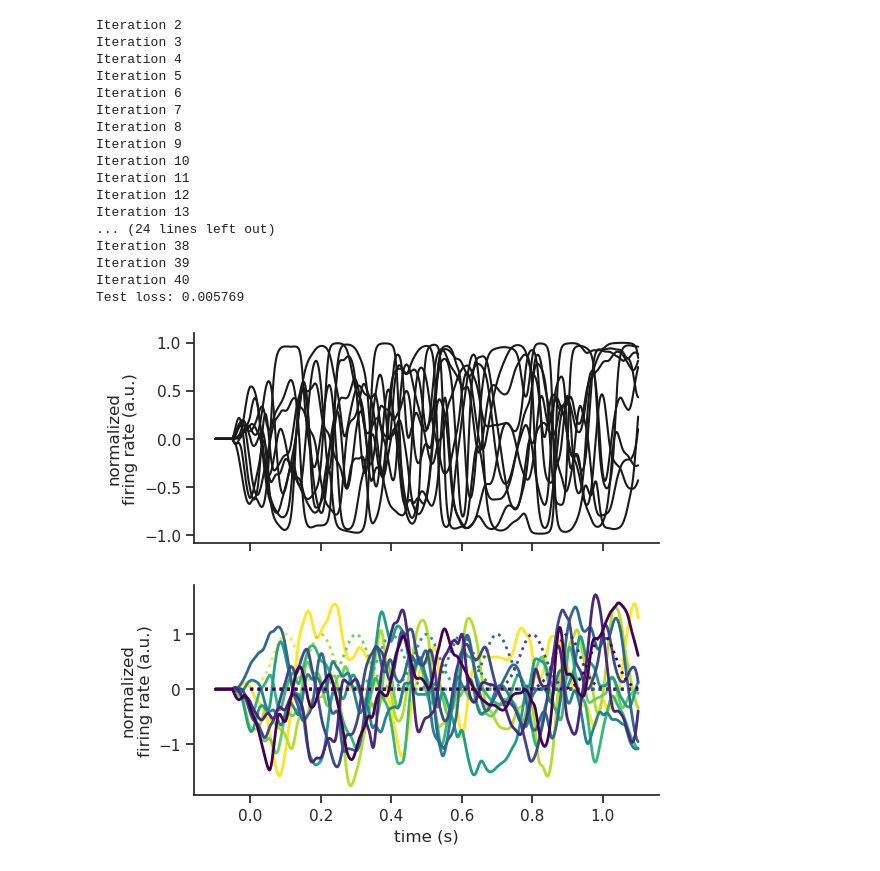
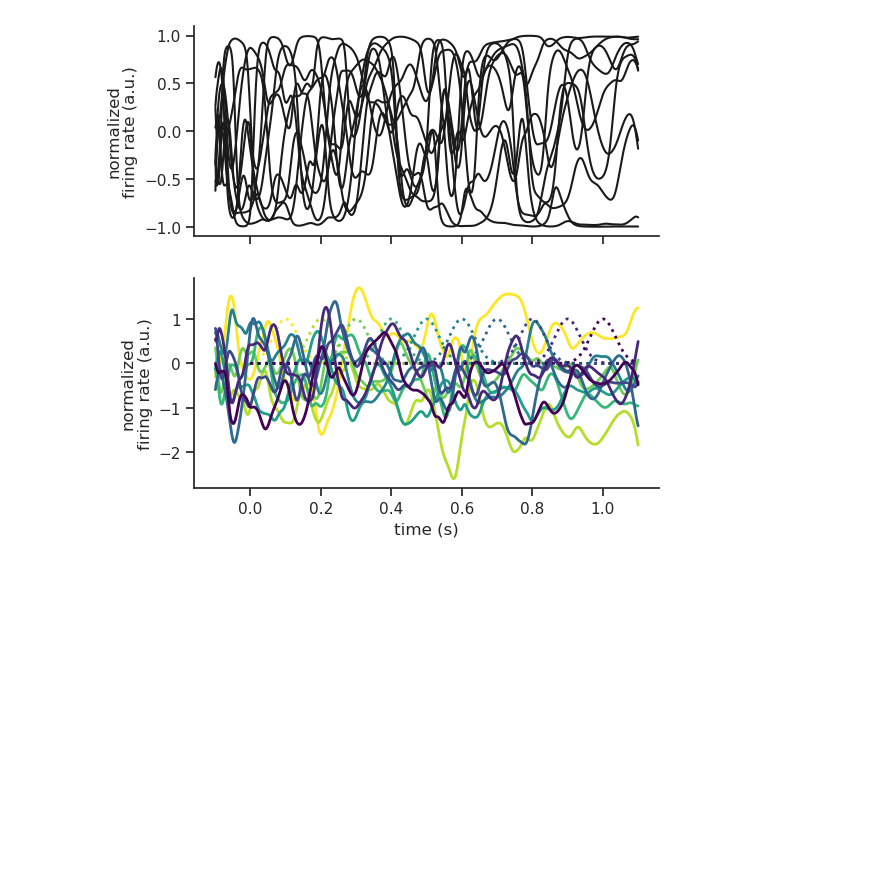
Before and after one commit to rythorpe/time_coding, a Jupyter notebook: aux_dev.ipynb, the cells around one changed output. Saved outputs shown, nothing was run; the diff lists cells and outputs as text; code cells hidden in the pictures; blank space fills up the shorter version.

```diff
--- a/aux_dev.ipynb
+++ b/aux_dev.ipynb
@@ -54,8 +53,8 @@ targets, delay_times_ = get_gaussian_targets(n_batches, n_outputs, times,
 
 # set initial conditions of recurrent units fixed across iterations of
 # training and testing
-# h_0 = torch.rand(n_hidden) * 2 - 1  # uniform in (-1, 1)
-h_0 = torch.zeros(n_hidden)
+h_0 = torch.rand(n_hidden) * 2 - 1  # uniform in (-1, 1)
+# h_0 = torch.zeros(n_hidden)
 h_0 = torch.tile(h_0, (n_batches, 1))  # replicate for each batch
 r_0 = torch.rand(n_hidden) * model.p_rel.detach()  # uniform in (0, p_rel)
 r_0 = torch.tile(r_0, (n_batches, 1))
@@ -82,34 +81,35 @@ hidden_sr, output_sr, stats_0 = test_and_get_stats(inputs, targets, times,
 # for iter_idx in range(max_iter_pretrain):
 #     _ = pre_train(inputs, times, model, h_0)
 
-# train model weights
-max_iter = 40
-convergence_reached = False
-loss_per_iter = list()
-for iter_idx in range(max_iter):
-    print(f"Iteration {iter_idx + 1}")
-    loss, param_dist = train(inputs, targets, times, model, loss_fn,
-                             optimizer, h_0, r_0, u_0, presyn_idx=iter_idx)
-    # loss, param_dist = train_simple(inputs, targets, times, model, loss_fn,
-    #                                 optimizer, h_0, r_0, u_0)
-    loss_per_iter.append(loss)
-    # if param_dist < 2e-4:
-    #     convergence_reached = True
-    #     break
-# print(f"Trial {sample_idx} training complete!!")
-# if not convergence_reached:
-#     print(f"Warning: didn't converge (param_dist={param_dist})!!")
+# # train model weights
+# max_iter = 40
+# convergence_reached = False
+# loss_per_iter = list()
+# for iter_idx in range(max_iter):
+#     print(f"Iteration {iter_idx + 1}")
+#     loss, param_dist = train_force(inputs, targets, times, model, loss_fn,
+#                                    optimizer, h_0, r_0, u_0,
+#                                    presyn_idx=iter_idx)
+#     # loss, param_dist = train_output_only(inputs, targets, times, model,
+#     #                                      loss_fn, optimizer, h_0, r_0, u_0)
+#     loss_per_iter.append(loss)
+#     # if param_dist < 2e-4:
+#     #     convergence_reached = True
+#     #     break
+# # print(f"Trial {sample_idx} training complete!!")
+# # if not convergence_reached:
+# #     print(f"Warning: didn't converge (param_dist={param_dist})!!")
 
-# plot loss across training
-plt.figure()
-plt.plot(loss_per_iter)
-plt.xlabel('iteration')
-plt.ylabel('loss')
-# plt.savefig('/home/ryan/Desktop/training_loss_force.png')
+# # plot loss across training
+# plt.figure()
+# plt.plot(loss_per_iter)
+# plt.xlabel('iteration')
+# plt.ylabel('loss')
+# # plt.savefig('/home/ryan/Desktop/training_loss_force.png')
 
-# investigate fitted model
-# plot model output after training
-hidden_sr, output_sr, stats_1 = test_and_get_stats(inputs, targets, times,
-                                                   model, loss_fn, h_0, r_0,
-                                                   u_0, plot=True)
+# # investigate fitted model
+# # plot model output after training
+# hidden_sr, output_sr, stats_1 = test_and_get_stats(inputs, targets, times,
+#                                                    model, loss_fn, h_0, r_0,
+#                                                    u_0, plot=True)
 # %% [output]
@@ -118,18 +117 @@ Iteration 1
-Iteration 2
-Iteration 3
-Iteration 4
-Iteration 5
-Iteration 6
-Iteration 7
-Iteration 8
-Iteration 9
-Iteration 10
-Iteration 11
-Iteration 12
-Iteration 13
-... (24 lines left out)
-Iteration 38
-Iteration 39
-Iteration 40
-Test loss: 0.005769
-[figure, old version]
+[figure, new version]
```
Also changed, not shown: parts of 7 cells of this notebook, 2 other files.
